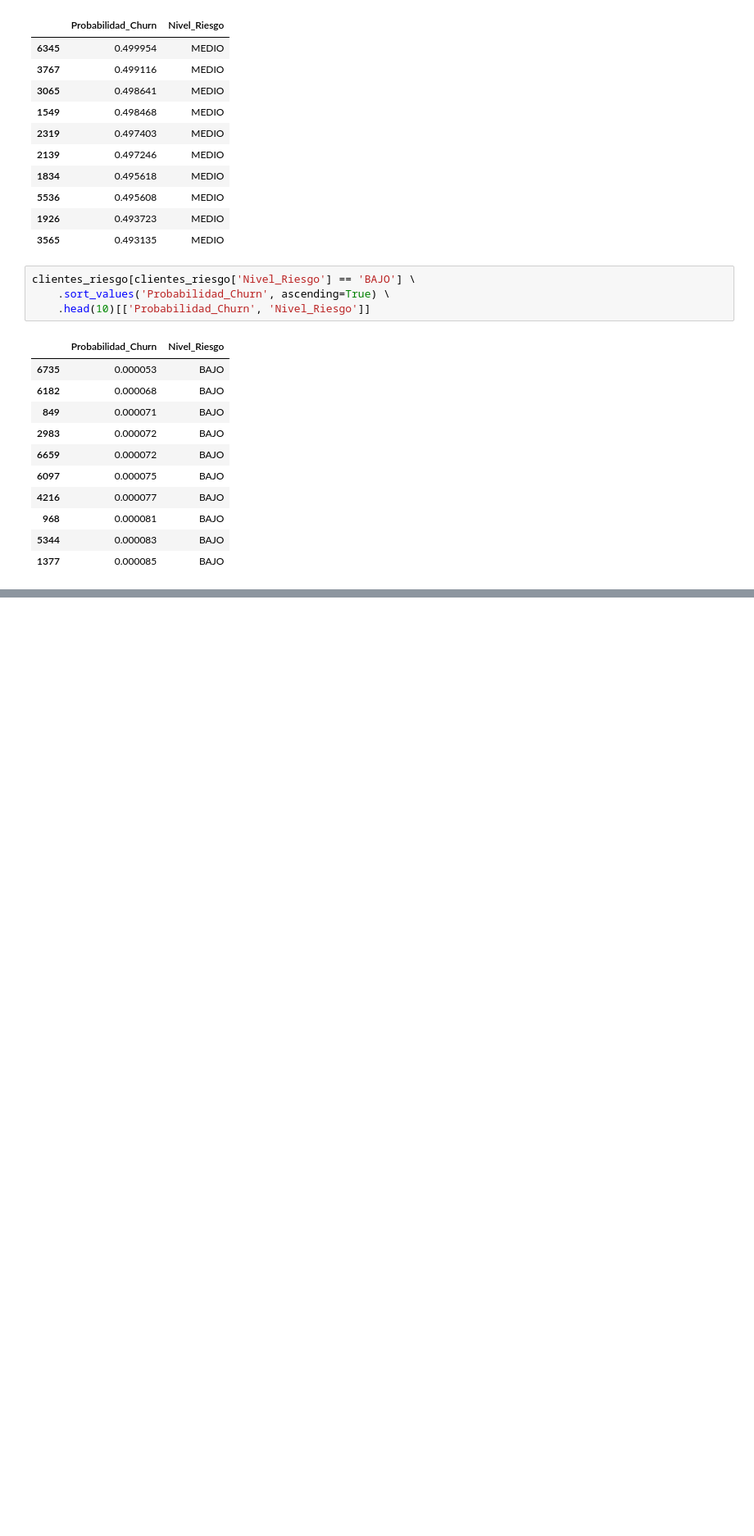
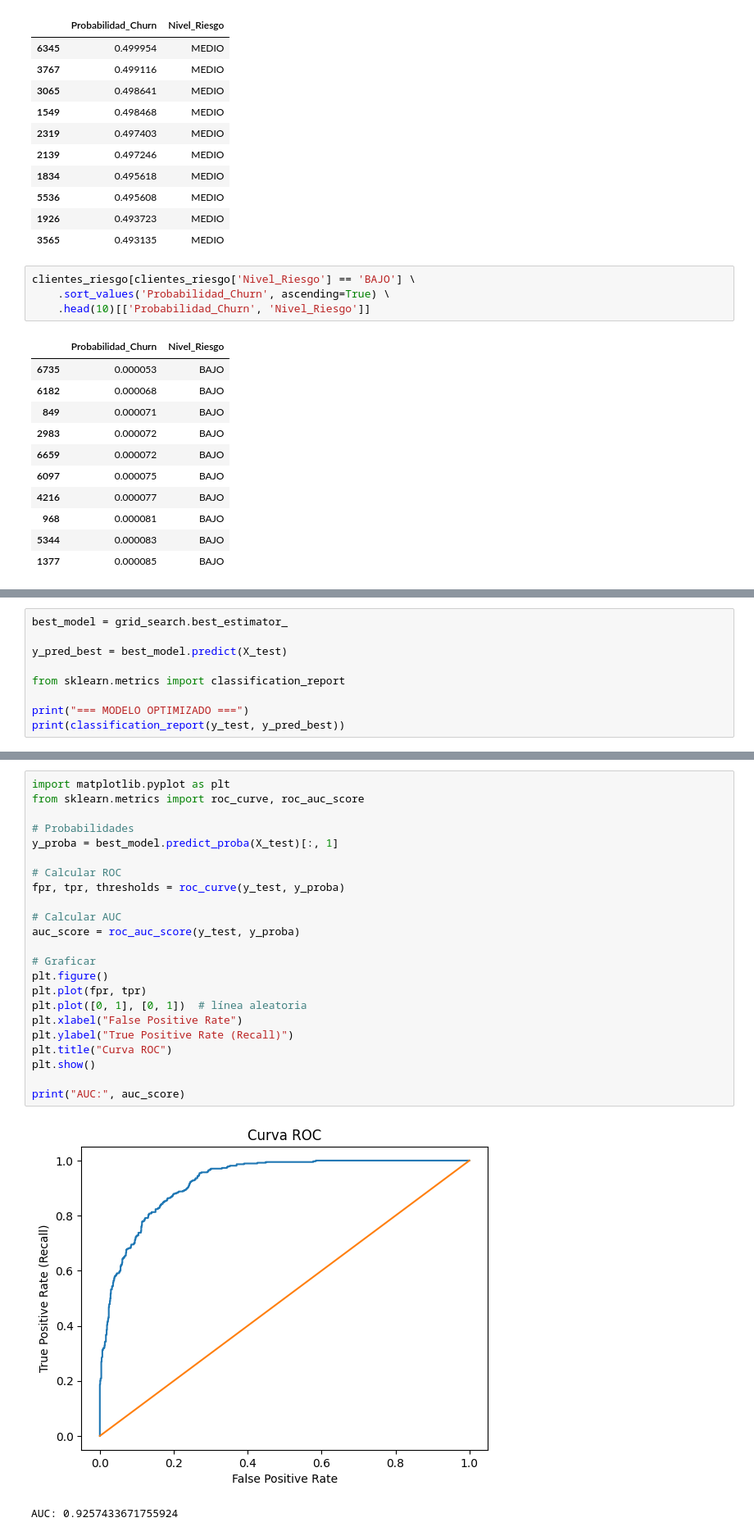
Before and after one commit to teach1030/churn-prediction-ia, a Jupyter notebook: notebooks/01_eda.ipynb, the cells around one changed output, grey strips where cells are left out. Shown at 82% size. Saved outputs shown, nothing was run; the diff lists cells and outputs as text; blank space fills up the shorter version.

Commit message:
Add threshold tuning, GridSearch optimization and ROC-AUC analysis

```diff
--- a/notebooks/01_eda.ipynb
+++ b/notebooks/01_eda.ipynb
@@ -286,0 +408,9 @@ clientes_riesgo[clientes_riesgo['Nivel_Riesgo'] == 'BAJO'] \
+# %%
+best_model = grid_search.best_estimator_
+
+y_pred_best = best_model.predict(X_test)
+
+from sklearn.metrics import classification_report
+
+print("=== MODELO OPTIMIZADO ===")
+print(classification_report(y_test, y_pred_best))
@@ -286,0 +461,26 @@ clientes_riesgo[clientes_riesgo['Nivel_Riesgo'] == 'BAJO'] \
+# %%
+import matplotlib.pyplot as plt
+from sklearn.metrics import roc_curve, roc_auc_score
+
+# Probabilidades
+y_proba = best_model.predict_proba(X_test)[:, 1]
+
+# Calcular ROC
+fpr, tpr, thresholds = roc_curve(y_test, y_proba)
+
+# Calcular AUC
+auc_score = roc_auc_score(y_test, y_proba)
+
+# Graficar
+plt.figure()
+plt.plot(fpr, tpr)
+plt.plot([0, 1], [0, 1])  # línea aleatoria
+plt.xlabel("False Positive Rate")
+plt.ylabel("True Positive Rate (Recall)")
+plt.title("Curva ROC")
+plt.show()
+
+print("AUC:", auc_score)
+# %% [output]
+[figure, added]
+AUC: 0.9257433671755924
```
Also changed, not shown: parts of 11 cells of this notebook, 1 other file.
